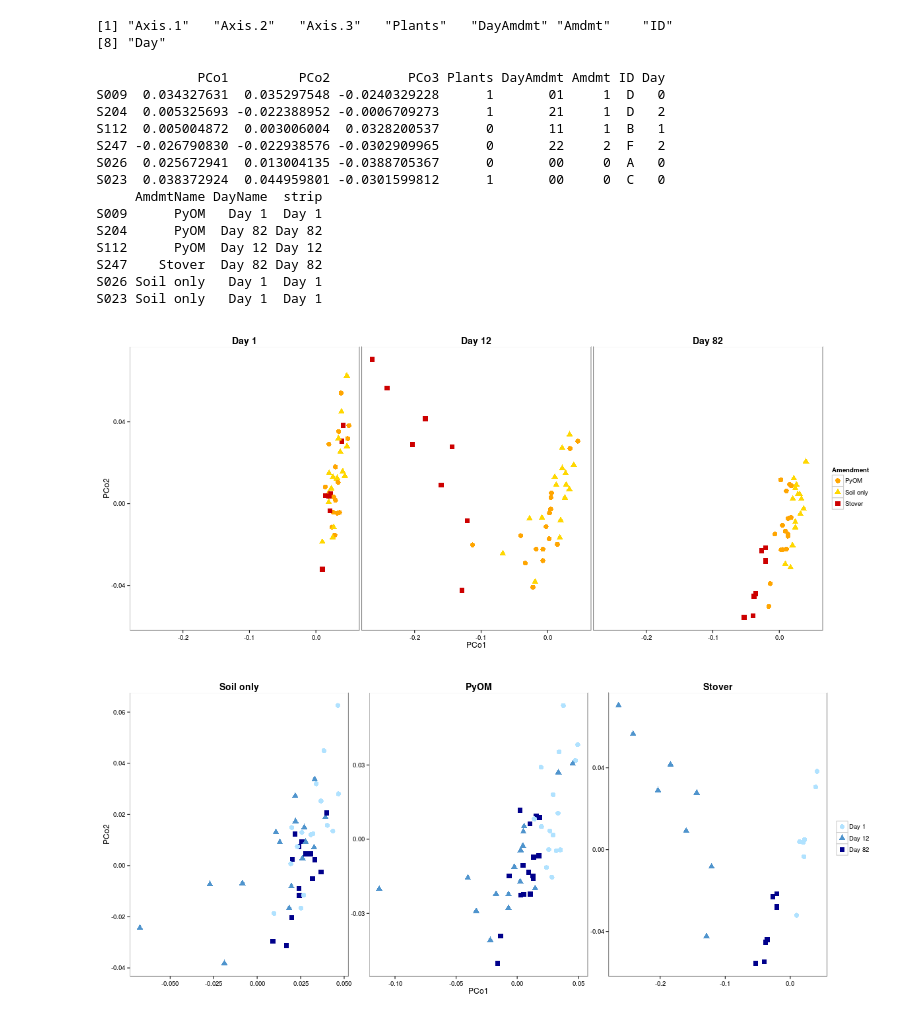
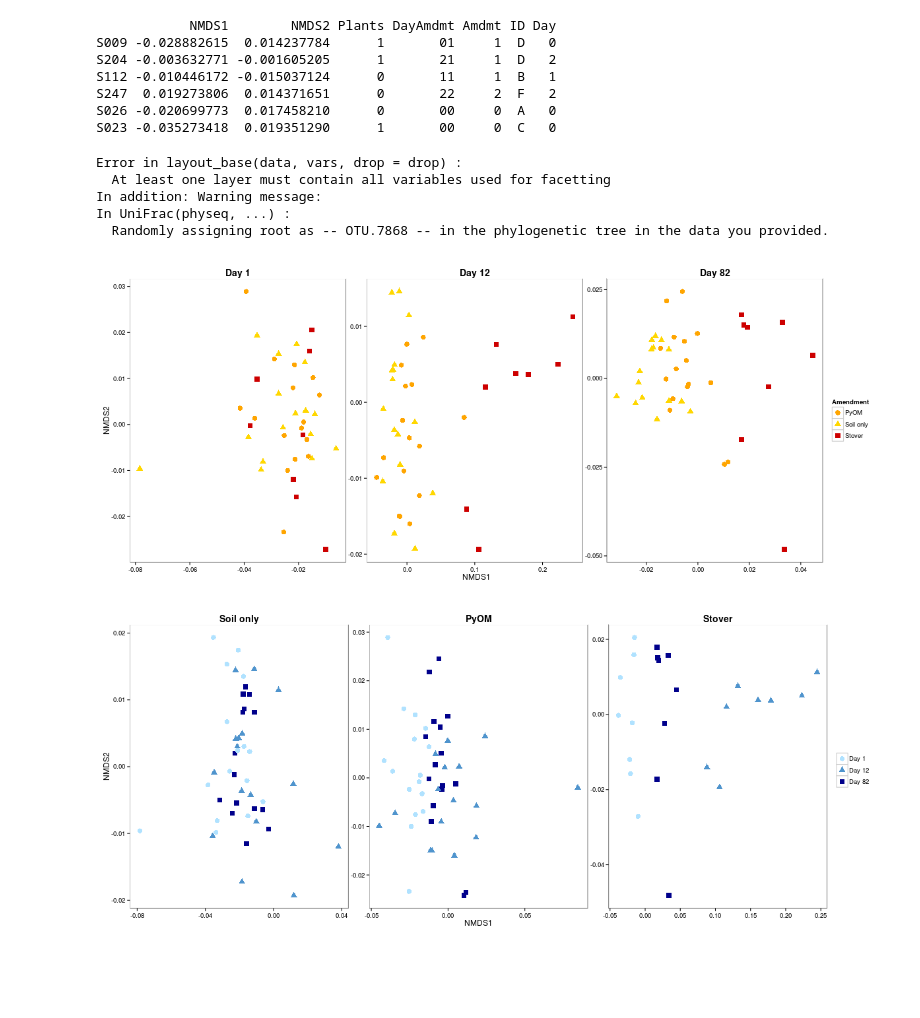
Before and after one commit to TheaWhitman/PyOM, a Jupyter notebook: manuscript_figures/NMDS_byDay_byAmdmt.ipynb, the cells around one changed output. Saved outputs shown, nothing was run; the diff lists cells and outputs as text; code cells hidden in the pictures; blank space fills up the shorter version.

```diff
--- a/manuscript_figures/NMDS_byDay_byAmdmt.ipynb
+++ b/manuscript_figures/NMDS_byDay_byAmdmt.ipynb
@@ -33,5 +126,6 @@ physeq_snorm = transform_sample_counts(physeq, function(x) x / sum(x))
 # %%
 %%R
-# Computing the weighted unifrac distance matrix using the new "fast" algorithm, then performing a PCoA, in parallel
+# Computing the weighted unifrac distance matrix and NMDS in parallel
 registerDoParallel(cores=10)
-ord.full = ordinate(physeq_snorm, method = "PCoA", distance = "unifrac", weighted = TRUE, fast = TRUE, parallel = TRUE)
+ord.NMDS.full = ordinate(physeq_snorm, method = "NMDS", distance = "unifrac", weighted = TRUE, fast = TRUE, parallel = TRUE)
+NMDS.full = plot_ordination(physeq_snorm, ord.NMDS.full, axes = c(1,2), justDF = TRUE)
@@ -78,94 +143,71 @@ S023  0.038372924  0.044959801 -0.0301599812      1       00     0  C   0
 # %%
 %%R
-colnames(PCoA.full)
+head(NMDS.full)
 # %% [output]
-[1] "Axis.1"   "Axis.2"   "Axis.3"   "Plants"   "DayAmdmt" "Amdmt"    "ID"
-[8] "Day"
+            NMDS1        NMDS2 Plants DayAmdmt Amdmt ID Day
+S009 -0.028882615  0.014237784      1       01     1  D   0
+S204 -0.003632771 -0.001605205      1       21     1  D   2
+S112 -0.010446172 -0.015037124      0       11     1  B   1
+S247  0.019273806  0.014371651      0       22     2  F   2
+S026 -0.020699773  0.017458210      0       00     0  A   0
+S023 -0.035273418  0.019351290      1       00     0  C   0
-# %%
-%%R
-D <- PCoA.full
-# Sets the relevant ordination
-
-colnames(D)[1:3]<-c("PCo1","PCo2","PCo3")
-# Renames the axis columns
-
-D$AmdmtName = ifelse(D$Amdmt==1,"PyOM",ifelse(D$Amdmt==2,"Stover","Soil only"))
-
-D$DayName = ifelse(D$Day==1,"Day 12",ifelse(D$Day==2,"Day 82","Day 1"))
-D$strip = paste(D$DayName)
-#D$strip<-as.factor(D$strip)
-
-head(D)
-# %% [output]
-             PCo1         PCo2          PCo3 Plants DayAmdmt Amdmt ID Day
-S009  0.034327631  0.035297548 -0.0240329228      1       01     1  D   0
-S204  0.005325693 -0.022388952 -0.0006709273      1       21     1  D   2
-S112  0.005004872  0.003006004  0.0328200537      0       11     1  B   1
-S247 -0.026790830 -0.022938576 -0.0302909965      0       22     2  F   2
-S026  0.025672941  0.013004135 -0.0388705367      0       00     0  A   0
-S023  0.038372924  0.044959801 -0.0301599812      1       00     0  C   0
-     AmdmtName DayName  strip
-S009      PyOM   Day 1  Day 1
-S204      PyOM  Day 82 Day 82
-S112      PyOM  Day 12 Day 12
-S247    Stover  Day 82 Day 82
-S026 Soil only   Day 1  Day 1
-S023 Soil only   Day 1  Day 1
 # %%
 %%R -h 500 -w 1200
-D <- PCoA.full
+D <- NMDS.full
 # Sets the relevant ordination
 
-colnames(D)[1:3]<-c("PCo1","PCo2","PCo3")
+colnames(D)[1:2]<-c("NMDS1","NMDS2")
 # Renames the axis columns
 
 D$AmdmtName = ifelse(D$Amdmt==1,"PyOM",ifelse(D$Amdmt==2,"Stover","Soil only"))
-
 D$DayName = ifelse(D$Day==1,"Day 12",ifelse(D$Day==2,"Day 82","Day 1"))
-D$strip = paste(D$DayName)
-#D$strip<-as.factor(D$strip)
 
 # Creates an plot object, using the df.sites data, with the x and y axes specified as the PCoA axes,
-p = ggplot(D, aes(x = PCo1, y = PCo2, color = AmdmtName, shape = AmdmtName))
+p = ggplot(D, aes(x = NMDS1, y = NMDS2, color = AmdmtName, shape = AmdmtName))
 
 # Determines the size of the symbols
 p = p  + geom_point(size=3.5) + scale_colour_manual(values=c("orange","gold1","red3"))
 
 p = p + guides(colour = guide_legend("Amendment"), shape = guide_legend("Amendment"))
 
 # Determines the color theme of the plot overall
 p = p + theme_bw() +
   theme(
     plot.background = element_blank()
    ,panel.grid.major = element_blank()
    ,panel.grid.minor = element_blank()
   ) +
   theme(strip.text.x = element_text(size=14, face="bold"),
           strip.background = element_rect(colour="white", fill="white"))
 
 # Displays the plot object
-# p = p + facet_wrap(~strip, scales = "free")
+p = p + facet_wrap(~DayName, scales = "free")
 # The axis scales could be all optimized individually
-p = p + facet_wrap(~DayName)
+#p = p + facet_wrap(~DayName)
 # Adds a "facet_wrap" to it, which means it will plot it separately by whatever we specify - here, Days
+plot.full.byDay = p
 p
 # %% [output]
+Error in layout_base(data, vars, drop = drop) :
+  At least one layer must contain all variables used for facetting
+In addition: Warning message:
+In UniFrac(physeq, ...) :
+  Randomly assigning root as -- OTU.7868 -- in the phylogenetic tree in the data you provided.
-[figure, old version]
+[figure, new version]
 # %%
 %%R -h 500 -w 1200
-D <- PCoA.full
+D <- NMDS.full
 # Sets the relevant ordination
 
-colnames(D)[1:3]<-c("PCo1","PCo2","PCo3")
+colnames(D)[1:2]<-c("NMDS1","NMDS2")
 # Renames the axis columns
 
 D$AmdmtName = ifelse(D$Amdmt==1,"PyOM",ifelse(D$Amdmt==2,"Stover","Soil only"))
 D$AmdmtName = factor(D$AmdmtName, levels=c("Soil only", "PyOM", "Stover"))
-
 D$DayName = ifelse(D$Day==1,"Day 12",ifelse(D$Day==2,"Day 82","Day 1"))
 
 # Creates an plot object, using the df.sites data, with the x and y axes specified as the PCoA axes,
-p = ggplot(D, aes(x = PCo1, y = PCo2, color = DayName, shape = DayName))
+p = ggplot(D, aes(x = NMDS1, y = NMDS2, color = DayName, shape = DayName))
 
 # Determines the size of the symbols
 p = p  + geom_point(size=3.5) + scale_colour_manual(values=c("lightskyblue1","steelblue3","blue4"))
@@ -185,10 +227,11 @@ p = p + theme_bw() +
 # Displays the plot object
 p = p + facet_wrap(~AmdmtName, scales = "free")
 # The axis scales could be all optimized individually
-# p = p + facet_wrap(~strip)
+# p = p + facet_wrap(~AmdmtName)
 # Adds a "facet_wrap" to it, which means it will plot it separately by whatever we specify - here, Days
+plot.full.byAmdmt = p
 p
 # %% [output]
-[figure, old version]
+[figure, new version]
 # %%
 %%R -h 500 -w 1200
```
Also changed, not shown: parts of 10 cells of this notebook, 1 other file.
